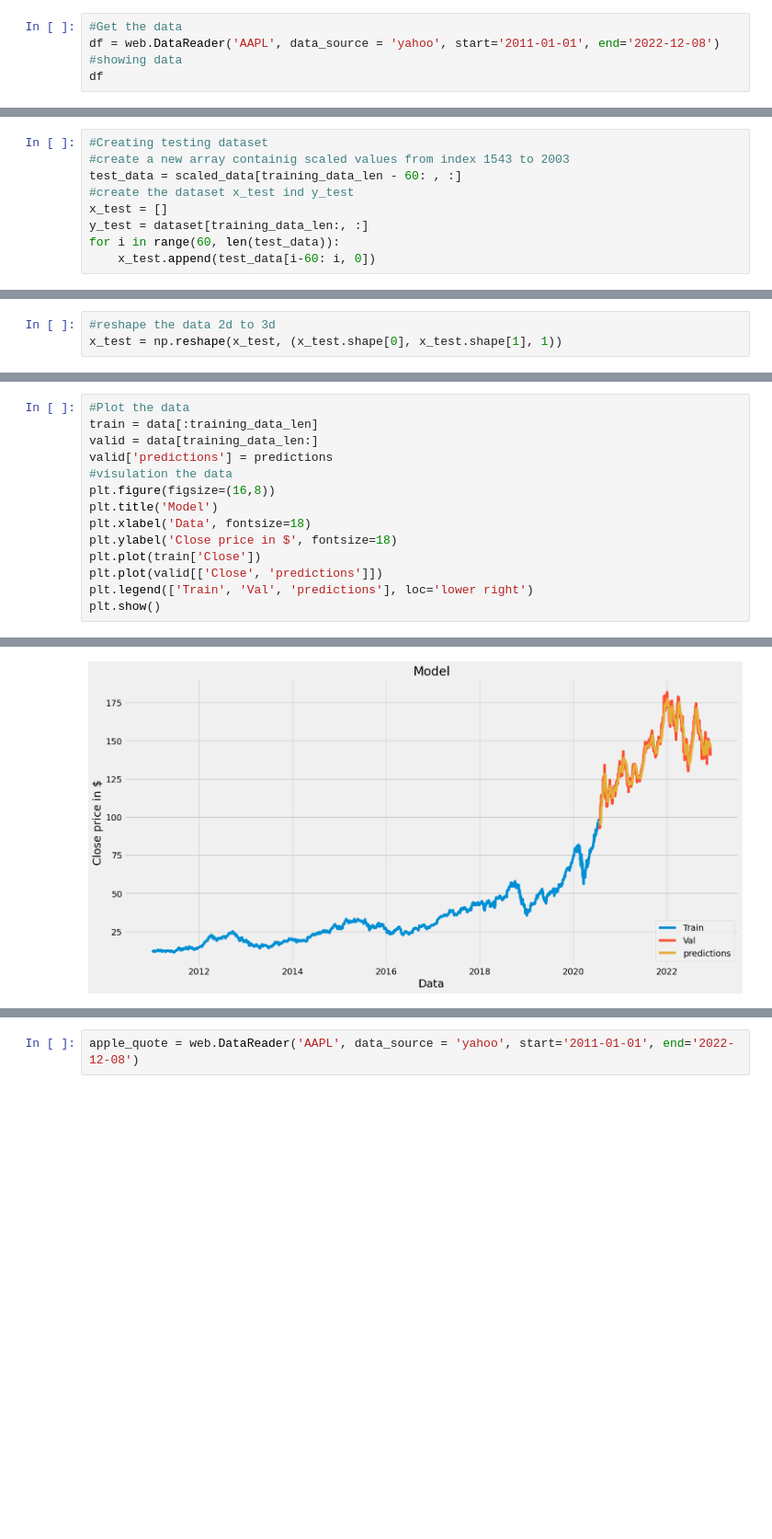
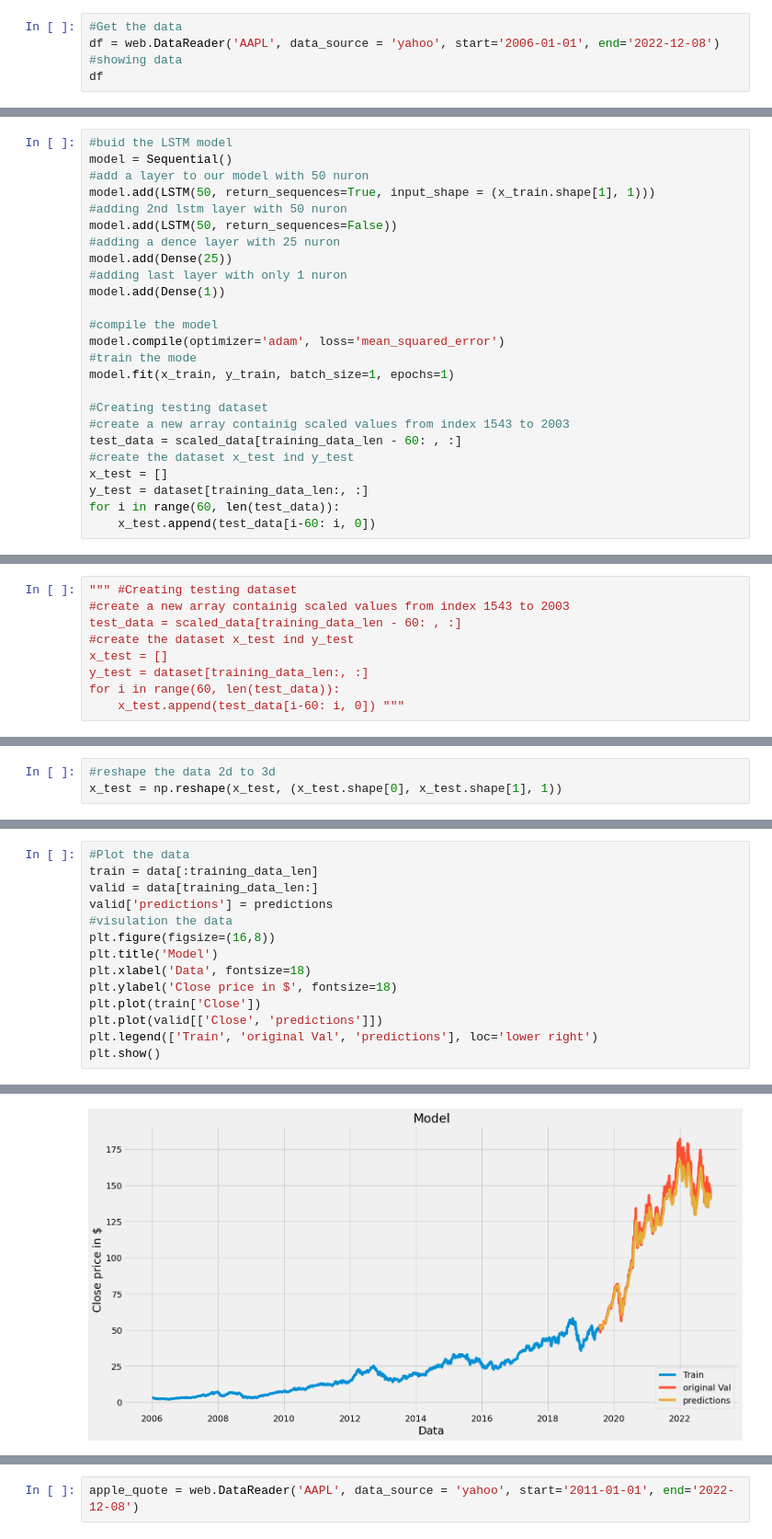
Before and after one commit to neeerob/Stock-closing-price-prediction, a Jupyter notebook: Using Artificial neural network for APPLE(AAPL).ipynb, the cells around one changed output, grey strips where cells are left out. Shown: that part at 92% size. Drawn from its saved outputs; the diff is of its cells as text; blank space fills up the shorter version.

```diff
--- a/Using Artificial neural network for APPLE(AAPL).ipynb
+++ b/Using Artificial neural network for APPLE(AAPL).ipynb
@@ -15,6 +16,6 @@ plt.style.use('fivethirtyeight')
 # %%
 #Get the data
-df = web.DataReader('AAPL', data_source = 'yahoo', start='2011-01-01', end='2022-12-08')
+df = web.DataReader('AAPL', data_source = 'yahoo', start='2006-01-01', end='2022-12-08')
 #showing data
 df
 # %% [output]
@@ -131,0 +126,25 @@ model.add(Dense(1))
+# %%
+#buid the LSTM model
+model = Sequential()
+#add a layer to our model with 50 nuron
+model.add(LSTM(50, return_sequences=True, input_shape = (x_train.shape[1], 1)))
+#adding 2nd lstm layer with 50 nuron
+model.add(LSTM(50, return_sequences=False))
+#adding a dence layer with 25 nuron
+model.add(Dense(25))
+#adding last layer with only 1 nuron
+model.add(Dense(1))
+
+#compile the model
+model.compile(optimizer='adam', loss='mean_squared_error')
+#train the mode
+model.fit(x_train, y_train, batch_size=1, epochs=1)
+
+#Creating testing dataset
+#create a new array containig scaled values from index 1543 to 2003
+test_data = scaled_data[training_data_len - 60: , :]
+#create the dataset x_test ind y_test
+x_test = []
+y_test = dataset[training_data_len:, :]
+for i in range(60, len(test_data)):
+    x_test.append(test_data[i-60: i, 0])
@@ -141,9 +159,9 @@ model.fit(x_train, y_train, batch_size=1, epochs=1)
 # %%
-#Creating testing dataset
+""" #Creating testing dataset
 #create a new array containig scaled values from index 1543 to 2003
 test_data = scaled_data[training_data_len - 60: , :]
 #create the dataset x_test ind y_test
 x_test = []
 y_test = dataset[training_data_len:, :]
 for i in range(60, len(test_data)):
-    x_test.append(test_data[i-60: i, 0])
+    x_test.append(test_data[i-60: i, 0]) """
@@ -169,24 +189,24 @@ rmse
 # %%
 #Plot the data
 train = data[:training_data_len]
 valid = data[training_data_len:]
 valid['predictions'] = predictions
 #visulation the data
 plt.figure(figsize=(16,8))
 plt.title('Model')
 plt.xlabel('Data', fontsize=18)
 plt.ylabel('Close price in $', fontsize=18)
 plt.plot(train['Close'])
 plt.plot(valid[['Close', 'predictions']])
-plt.legend(['Train', 'Val', 'predictions'], loc='lower right')
+plt.legend(['Train', 'original Val', 'predictions'], loc='lower right')
 plt.show()
 # %% [output]
 A value is trying to be set on a copy of a slice from a DataFrame.
 Try using .loc[row_indexer,col_indexer] = value instead
 
 See the caveats in the documentation: https://pandas.pydata.org/pandas-docs/stable/user_guide/indexing.html#returning-a-view-versus-a-copy
   valid['predictions'] = predictions
-[figure, old version]
+[figure, new version]
 # %%
 #show the valid and  predicted prices
 valid
```
Also changed, not shown: parts of 18 cells of this notebook, 4 other files.
